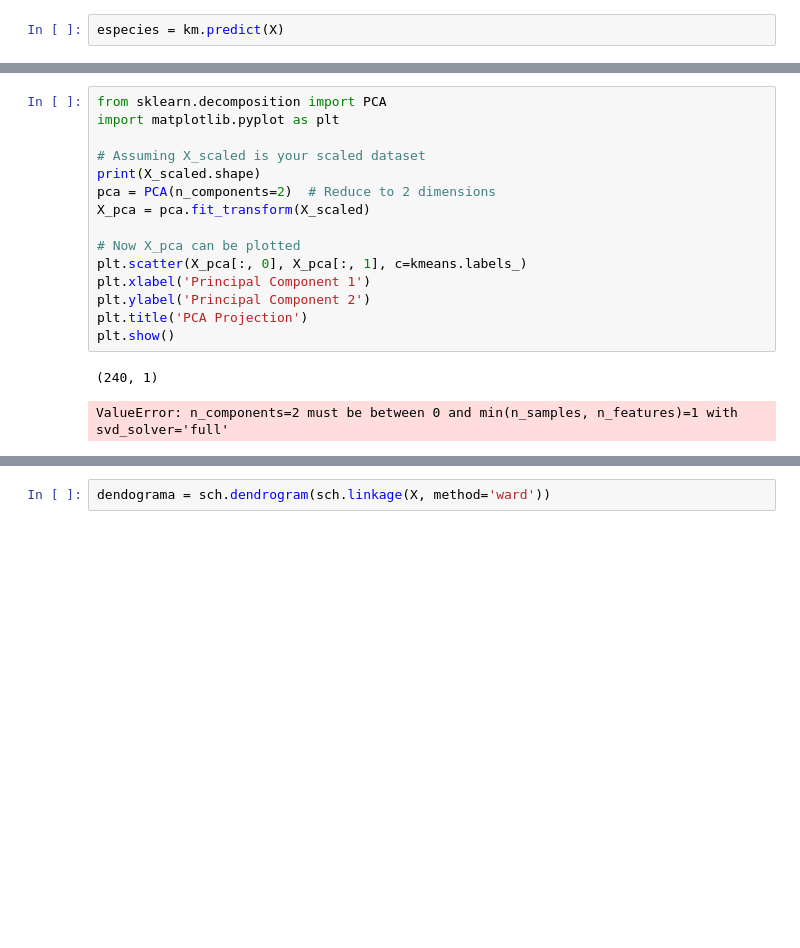
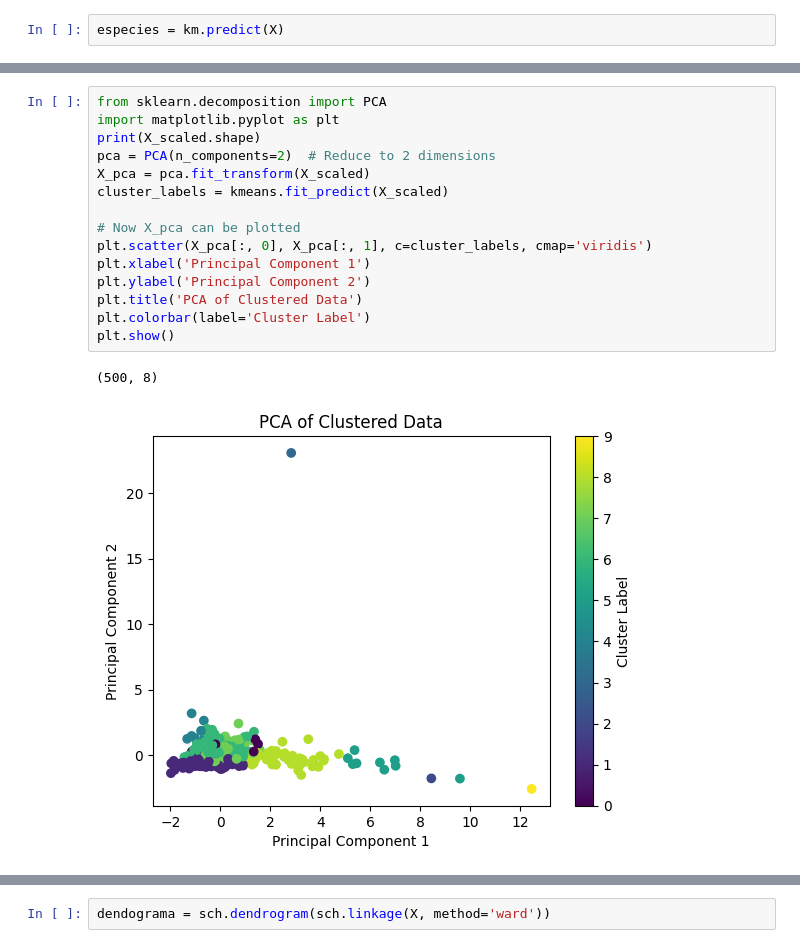
Before and after one commit to adrianrb469/md-lab2, a Jupyter notebook: lab2.ipynb, the cells around one changed output, grey strips where cells are left out. Cells and saved outputs as stored; diff of their text form; blank space fills up the shorter version.

```diff
--- a/lab2.ipynb
+++ b/lab2.ipynb
@@ -167,21 +143,21 @@ plt.legend()
 # %%
 from sklearn.decomposition import PCA
 import matplotlib.pyplot as plt
-
-# Assuming X_scaled is your scaled dataset
 print(X_scaled.shape)
 pca = PCA(n_components=2)  # Reduce to 2 dimensions
 X_pca = pca.fit_transform(X_scaled)
+cluster_labels = kmeans.fit_predict(X_scaled)
 
 # Now X_pca can be plotted
-plt.scatter(X_pca[:, 0], X_pca[:, 1], c=kmeans.labels_)
+plt.scatter(X_pca[:, 0], X_pca[:, 1], c=cluster_labels, cmap='viridis')
 plt.xlabel('Principal Component 1')
 plt.ylabel('Principal Component 2')
-plt.title('PCA Projection')
+plt.title('PCA of Clustered Data')
+plt.colorbar(label='Cluster Label')
 plt.show()
 # %% [output]
-(240, 1)
+(500, 8)
-ValueError: n_components=2 must be between 0 and min(n_samples, n_features)=1 with svd_solver='full'
+[figure, added]
 # %%
 import seaborn as sns
 
```
Also changed, not shown: parts of 9 cells of this notebook.
